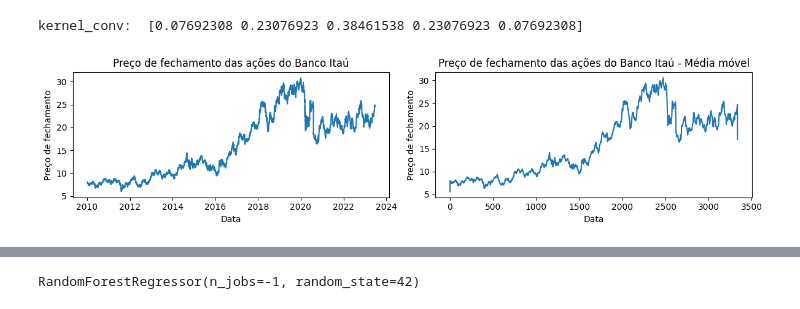
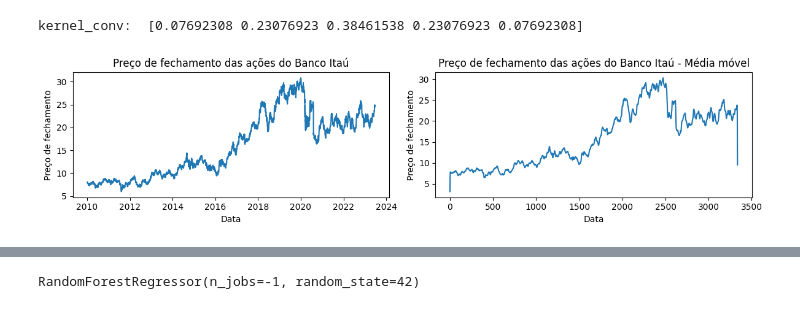
Before and after one commit to tamaturgo/analise_series_temporais, a Jupyter notebook: analise_series_temporais.ipynb, the cells around one changed output, grey strips where cells are left out. Saved outputs shown, nothing was run; the diff lists cells and outputs as text; code cells hidden in the pictures.

```diff
--- a/analise_series_temporais.ipynb
+++ b/analise_series_temporais.ipynb
@@ -88,7 +90,8 @@ Total de linhas e colunas:  (3336, 7)
 # %%
 Columns = ['Data', 'Último']
-train_samples = 2636
-test_samples = 700
-tick = 100
+train_samples = 2836
+test_samples = 500
+tick = 10
 
 df_itau = df_itau[-(train_samples + test_samples):]
+df_nat = df_nat[-(train_samples + test_samples):]
@@ -159,31 +274,38 @@ df_copy = indexed_df.copy()
 # %%
 # Kernel de convolução
 kernel_conv = np.array([1, 3, 5, 3, 1]) / 13
 print("kernel_conv: ", kernel_conv)
 # Cálculo da média móvel
-media_movel = np.convolve(df_copy['Último'], kernel_conv, mode='same')
+media_movel = df_copy['Último'].copy()
+# Quantidade de Filtros de Média Móvel
+n_conv = 5
+for i in range(n_conv):
+    # Aplicar o filtro
+    media_movel = np.convolve(media_movel, kernel_conv, mode='same')
+
 
 # Plotar os gráficos
 fig, ax = plt.subplots(nrows=1, ncols=2, figsize=(12, 3))
 
 # Gráfico dos dados originais
 ax[0].plot(df_copy['Último'])
 ax[0].set_title('Preço de fechamento das ações do Banco Itaú')
 ax[0].set_xlabel('Data')
 ax[0].set_ylabel('Preço de fechamento')
 
 # Gráfico da média móvel
 ax[1].plot(media_movel)
-ax[1].set_title('Preço de fechamento das ações do Banco Itaú - Média móvel')
+ax[1].set_title(
+    'Preço de fechamento das ações do Banco Itaú - Média móvel')
 ax[1].set_xlabel('Data')
 ax[1].set_ylabel('Preço de fechamento')
 
 
 # Ajustar o layout
 plt.tight_layout()
 
 # Exibir o gráfico
 plt.show()
 # %% [output]
 kernel_conv:  [0.07692308 0.23076923 0.38461538 0.23076923 0.07692308]
-[figure, old version]
+[figure, new version]
```
Also changed, not shown: parts of 53 cells of this notebook, 1 other file.
